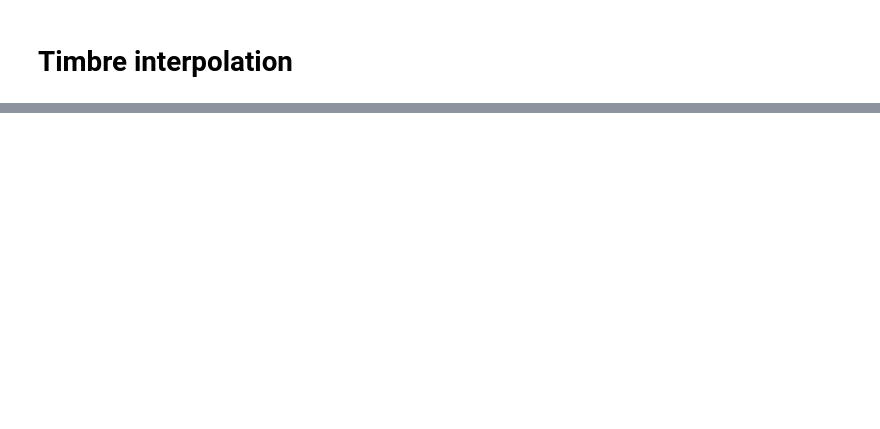
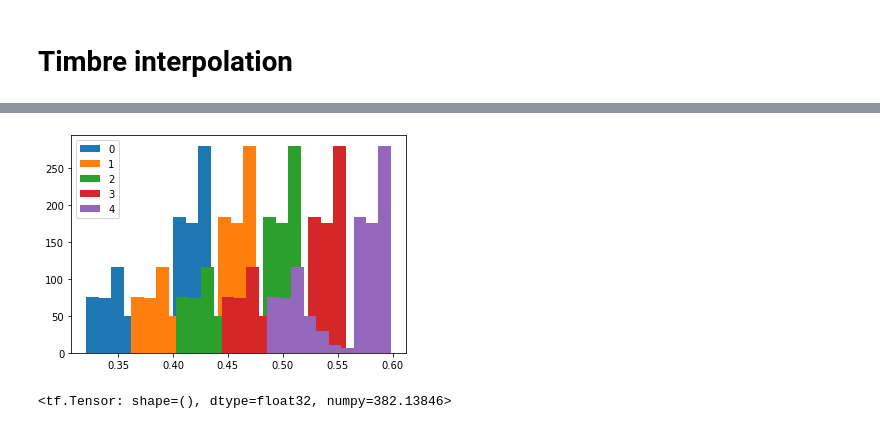
Before and after one commit to nielsrolf/ddsp, a Jupyter notebook: ddsp/colab/experiments/04_eval_trained_model.ipynb, the cells around one changed output, grey strips where cells are left out. Cells and saved outputs as stored; diff of their text form; code cells hidden in the pictures; blank space fills up the shorter version.

Commit message:
naive timbre interpolation

```diff
--- a/ddsp/colab/experiments/04_eval_trained_model.ipynb
+++ b/ddsp/colab/experiments/04_eval_trained_model.ipynb
@@ -48,2 +80,7 @@ jupyter_utils.show_audio(outputs['audio_synth'][0])
 # %% [markdown]
 # Timbre interpolation
+# %%
+# Run this for some time then interrupt
+for i, sample in enumerate(iter(data_provider.get_batch(1))):
+    pass
+i
@@ -49,0 +148,31 @@ jupyter_utils.show_audio(outputs['audio_synth'][0])
+# %%
+latent_a = model(sample_a)
+latent_b = model(sample_b)
+
+
+def mix(a, b, p):
+    return p*a + (1-p)*b
+
+mix_p = tf.reshape(tf.constant([1, 0.75, 0.5, 0.25, 0]), [-1, 1, 1])
+num_i = len(mix_p)
+
+latent = {}
+for k in sample_a.keys():
+    if k == "f0_scaled":
+        latent[k] = latent_a[k] + (tf.reduce_mean(latent_b[k], keepdims=True)-tf.reduce_mean(latent_a[k], keepdims=True))*(1-mix_p)
+    elif k in interpolate_by_keys:
+        latent[k] = mix(latent_a[k], tf.reduce_mean(latent_b[k], axis=1, keepdims=True), mix_p)
+    else:
+        latent[k] = tf.repeat(latent_a[k], num_i, axis=0)
+
+interpolated = model.decode(latent)
+
+print("Original")
+jupyter_utils.show_audio(sample_a['audio'][0])
+for i in range(num_i):
+    print("Interpolation at", mix_p[i])
+    jupyter_utils.show_audio(interpolated[i])
+
+
+print("Target timbre")
+jupyter_utils.show_audio(sample_b['audio'][0])
@@ -49,0 +201,14 @@ jupyter_utils.show_audio(outputs['audio_synth'][0])
+# %%
+plt.clf()
+for i in range(5):
+    plt.hist(latent['f0_scaled'][i].numpy().flatten(), label=i)
+plt.legend()
+plt.show()
+# %% [output]
+[figure, added]
+# %%
+from matplotlib import pyplot as plt
+
+plt.hist(latent_a['f0_scaled'])
+# %% [output]
+<tf.Tensor: shape=(), dtype=float32, numpy=382.13846>
```
Also changed, not shown: parts of 11 cells of this notebook, 2 other files.
